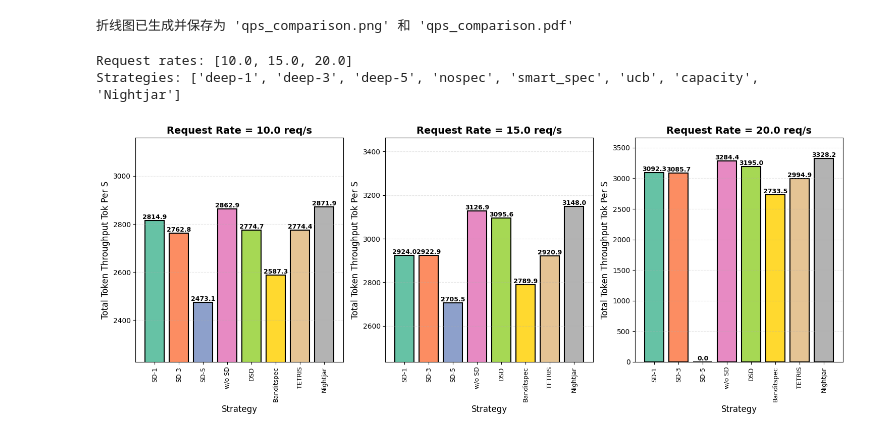
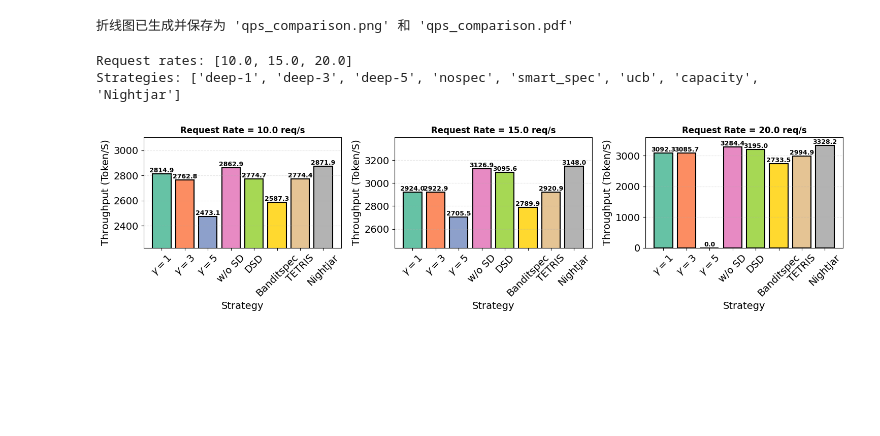
Before and after one commit to lihuahua123/vllm_speculative, a Jupyter notebook: exps/draw2.ipynb, the cells around one changed output. Drawn from its saved outputs; the diff is of its cells as text; code cells hidden in the pictures; blank space fills up the shorter version.

```diff
--- a/exps/draw2.ipynb
+++ b/exps/draw2.ipynb
@@ -1198,13 +1198,32 @@ import pandas as pd
 import matplotlib.pyplot as plt
 import numpy as np
 
-# 读取CSV文件
+# ==========================================
+# 1. 论文专用配置 (关键修改)
+# ==========================================
+# 这里设置全局字体大小，建议根据你的 Figure 宽度调整。
+# 如果你的 fig 很大 (比如宽度 15 英寸)，这里的字号需要设置得很大 (16-20)。
+plt.rcParams.update({
+    'font.size': 12,              # 全局基础字号
+    'axes.titlesize': 12,         # 子图标题字号 (加大)
+    'axes.labelsize': 14,         # X/Y轴 标签字号
+    'xtick.labelsize': 14,        # X轴刻度字号
+    'ytick.labelsize': 14,        # Y轴刻度字号
+    'pdf.fonttype': 42,           # 确保导出 PDF 时字体可编辑 (Type 42)
+    'ps.fonttype': 42
+})
+
+# ==========================================
+# 2. 数据处理 (保持不变)
+# ==========================================
+# 读取CSV文件 (这里假设你已经有数据了，我保留你的读取逻辑)
 data_lowqps = pd.read_csv('/root/autodl-tmp/vllm_speculative/benchmark_results_highqps.csv')
 
 # 获取所有唯一的request_rate和strategy
 request_rates = sorted(data_lowqps['request_rate'].unique())
-strategies = sorted(data_lowqps['strategy'].unique())
-strategies = [ 'deep-1',  'deep-3', 'deep-5', 'nospec', 'smart_spec', 'ucb', 'capacity', 'Nightjar']
+#request_rates = [1.0, 2.0, 6.0]
+strategies = [ 'deep-1', 'deep-3', 'deep-5', 'nospec', 'smart_spec', 'ucb', 'capacity', 'Nightjar']
+
 print(f"\nRequest rates: {request_rates}")
 print(f"Strategies: {strategies}")
 
@@ -1214,81 +1233,82 @@ strategy_name_map = {
     'ucb': 'Banditspec',
     'Nightjar': 'Nightjar',
     'capacity': 'TETRIS',
-    'deep-1': 'SD-1',
-    'deep-2': 'SD-2',
-    'deep-3': 'SD-3',
-    'deep-4': 'SD-4',
-    'deep-5': 'SD-5',
+    'deep-1': r'$\gamma=1$',
+    'deep-2': r'$\gamma=2$',
+    'deep-3': r'$\gamma=3$',
+    'deep-4': r'$\gamma=4$',
+    'deep-5': r'$\gamma=5$',
     'nospec': 'w/o SD',
     'threshold': 'threshold'
 }
 
-# 选择要对比的指标（可以根据需要修改）
-metric = 'total_token_throughput_tok_per_s'  # 可以改为其他指标，如 'total_token_throughput_tok_per_s', 'mean_ttft_ms' 等
+metric = 'total_token_throughput_tok_per_s'
 
-# 创建子图，每个request_rate一个子图
+# ==========================================
+# 3. 绘图逻辑 (已修改字号部分)
+# ==========================================
 n_rates = len(request_rates)
-fig, axes = plt.subplots(1, n_rates, figsize=(5*n_rates, 6))
+fig, axes = plt.subplots(1, n_rates, figsize=(5*n_rates, 4))
 
-# 如果只有一个request_rate，axes需要转换为数组
 if n_rates == 1:
     axes = [axes]
 
 # 设置颜色
 colors = plt.cm.Set2(np.linspace(0, 1, len(strategies)))
 
-# 为每个request_rate绘制柱状图
 for idx, rate in enumerate(request_rates):
     ax = axes[idx]
 
-    # 筛选当前request_rate的数据
+    # 筛选数据
     rate_data = data_lowqps[data_lowqps['request_rate'] == rate]
 
-    # 获取每个strategy的指标值
     values = []
     labels = []
     for strategy in strategies:
         strategy_data = rate_data[rate_data['strategy'] == strategy]
         if not strategy_data.empty:
             values.append(strategy_data[metric].values[0])
         else:
-            # 如果没有数据，设为0
             values.append(0)
-        # 使用映射后的名称
         display_name = strategy_name_map.get(strategy, strategy)
         labels.append(display_name)
 
     # 绘制柱状图
     bars = ax.bar(labels, values, color=colors[:len(labels)], edgecolor='black', linewidth=1.5)
 
-    # 在柱状图上添加数值标签
+    # --- 修改点：柱子上的数字标签 ---
     for bar in bars:
         height = bar.get_height()
+        # 将原来的 fontsize=9 改为 12 或更大，并加粗
         ax.text(bar.get_x() + bar.get_width()/2., height,
                 f'{height:.1f}',
-                ha='center', va='bottom', fontsize=9, fontweight='bold')
+                ha='center', va='bottom',
+                fontsize=9, fontweight='bold')
 
-    # 设置标题和标签
-    ax.set_title(f'Request Rate = {rate} req/s', fontsize=14, fontweight='bold')
-    ax.set_ylabel(metric.replace('_', ' ').title(), fontsize=12)
-    ax.set_xlabel('Strategy', fontsize=12)
+    # --- 修改点：标题和轴标签 ---
+    # 移除了手动设置 fontsize，让它继承上面的全局 rcParams 配置
+    # 或者你可以手动指定更大的值，如 fontsize=18
+    ax.set_title(f'Request Rate = {rate} req/s', fontweight='bold')
+    ax.set_ylabel("Throughput (token/s)".title())
+    ax.set_xlabel('Strategy')
 
-    # 调整x轴标签，避免重叠：旋转90度，减小字体
-    ax.tick_params(axis='x', rotation=90, labelsize=9)
-    ax.tick_params(axis='y', labelsize=10)
+    # --- 修改点：X轴刻度 ---
+    # 将原来的 labelsize=9 改为 labelsize=14
+    ax.tick_params(axis='x', rotation=45, labelsize=14)
+    ax.tick_params(axis='y', labelsize=14)
 
-    # 调整y轴范围，避免柱子太高（从最小值的90%开始，到最大值的110%）
+    # 调整y轴范围 (保持你之前的 1.03 设置)
     if values:
         y_min = min(values) * 0.9
-        y_max = max(values) * 1.1
+        y_max = max(values) * 1.08
         ax.set_ylim(y_min, y_max)
 
     ax.grid(True, axis='y', linestyle='--', alpha=0.3)
 
 plt.tight_layout()
 plt.savefig('./figs/strategy_comparison_by_request_rate_high.pdf', dpi=400, bbox_inches='tight', pad_inches=0.2)
 plt.show()
 # %% [output]
 Request rates: [10.0, 15.0, 20.0]
 Strategies: ['deep-1', 'deep-3', 'deep-5', 'nospec', 'smart_spec', 'ucb', 'capacity', 'Nightjar']
-[figure, old version]
+[figure, new version]
```
Also changed, not shown: 3 other files.
